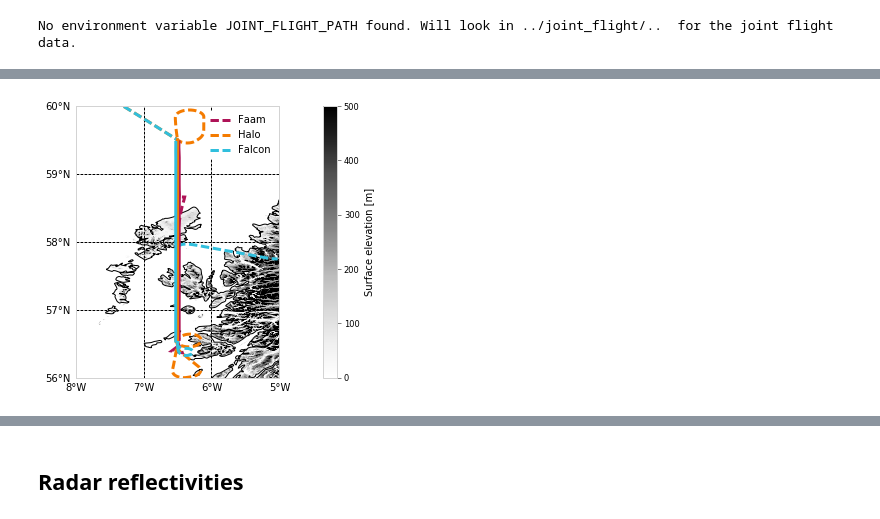
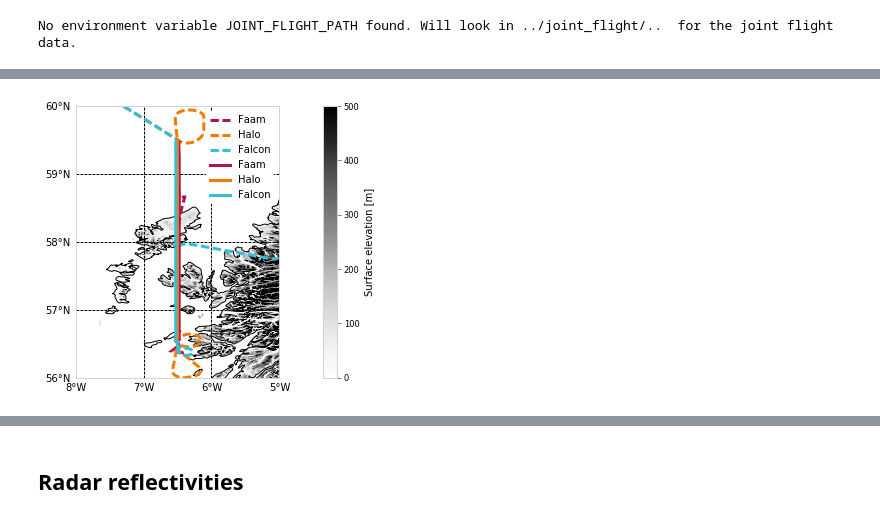
Before and after one commit to simonpf/ismar_combined, a Jupyter notebook: notebooks/overview.ipynb, the cells around one changed output, grey strips where cells are left out. Drawn from its saved outputs; the diff is of its cells as text; code cells hidden in the pictures.

```diff
--- a/notebooks/overview.ipynb
+++ b/notebooks/overview.ipynb
@@ -24,6 +97,7 @@ c1 = "C0"
 c2 = "C1"
 c3 = "C2"
 
+ax._hold = True
 ax.plot(ismar.lon_e, ismar.lat_e, lw = 3, label = "Faam", c = c1, ls = "--")
 ax.plot(hamp.lon_e, hamp.lat_e, label = "Halo", lw = 3, c = c2, ls = "--")
 ax.plot(rasta.lon_e, rasta.lat_e, label = "Falcon", lw = 3, c = c3, ls = "--")
@@ -32,31 +106,31 @@ ax.plot(hamp.lon, hamp.lat, label = "Halo", lw = 3, c = c2)
 ax.plot(rasta.lon - 0.025, rasta.lat, label = "Falcon", lw = 3, c = c3)
 
 gl = ax.gridlines(crs=ccrs.PlateCarree(), draw_labels=True,
                   linewidth=1, color='black', linestyle='--')
 gl.xlocator   = mticker.FixedLocator(np.linspace(-8, -5, 4))
 gl.xformatter = LONGITUDE_FORMATTER
 gl.ylocator   = mticker.FixedLocator(np.linspace(56, 60, 5))
 gl.yformatter = LATITUDE_FORMATTER
 gl.ylabels_right = False
 gl.xlabels_top   = False
 
 ax.coastlines(resolution = "10m", linewidth = 1)
 
 norm = Normalize(vmin = 0, vmax = 500)
 img = ax.pcolormesh(dem.lon[::2], dem.lat[::2], dem.z[::2, ::2],
               norm = norm,
               cmap = "Greys")
 
 ax.set_xlim([-8.0001, -4.9999])
 ax.set_ylim([55.9999, 60.0001])
 ax.legend()
 
 for s in ax.spines:
     ax.spines[s].set_visible(True)
 
 fig.colorbar(img, label = "Surface elevation [m]", cax = plt.subplot(gs[1]))
 
 plt.tight_layout()
 fig.savefig("../plots/flight_path.png")
 # %% [output]
-[figure, old version]
+[figure, new version]
```
Also changed, not shown: parts of 6 cells of this notebook, 8 other files.
